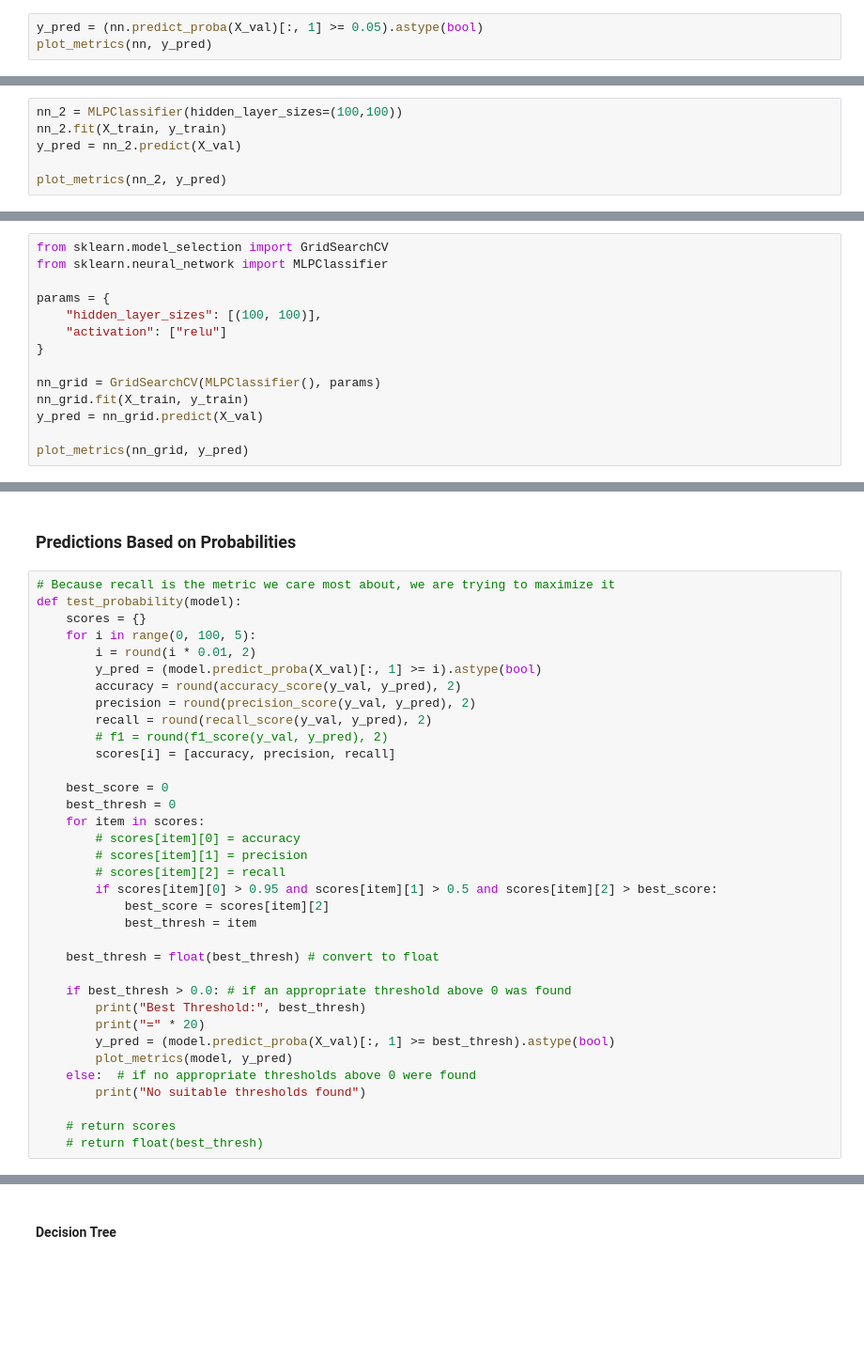
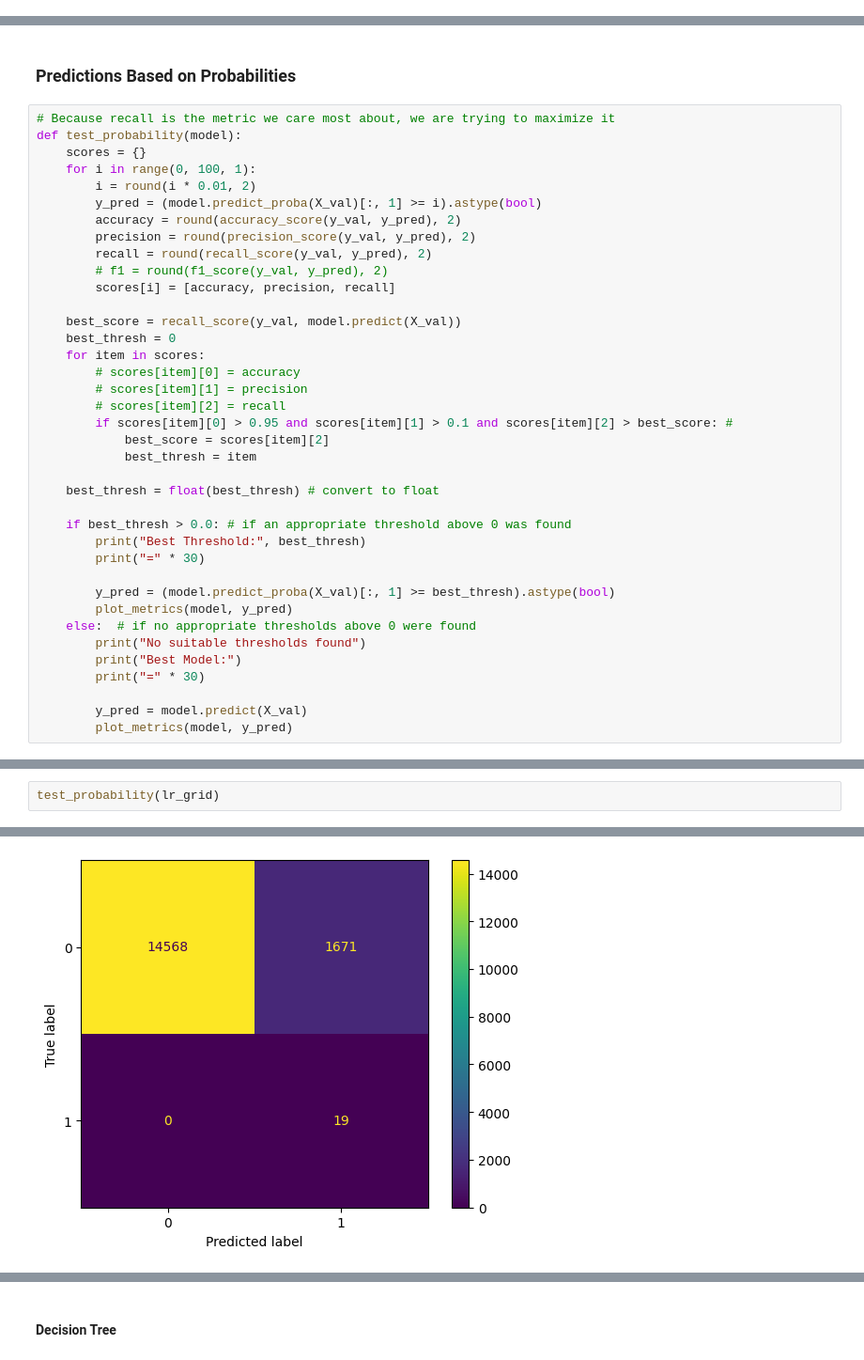
Before and after one commit to noahfrank0001/BankFraudDetection, a Jupyter notebook: analysis.ipynb, the cells around one changed output, grey strips where cells are left out. Shown at 94% size. Drawn from its saved outputs; the diff is of its cells as text; blank space fills up the shorter version.

```diff
--- a/analysis.ipynb
+++ b/analysis.ipynb
@@ -353,4 +354 @@ F1 Score: 0.16149068322981366
 [figure]
-# %%
-y_pred = (nn.predict_proba(X_val)[:, 1] >= 0.05).astype(bool)
-plot_metrics(nn, y_pred)
@@ -363,6 +354,0 @@ F1 Score: 0.07909604519774012
-# %%
-nn_2 = MLPClassifier(hidden_layer_sizes=(100,100))
-nn_2.fit(X_train, y_train)
-y_pred = nn_2.predict(X_val)
-
-plot_metrics(nn_2, y_pred)
@@ -375,14 +354,0 @@ F1 Score: 0.23076923076923078
-# %%
-from sklearn.model_selection import GridSearchCV
-from sklearn.neural_network import MLPClassifier
-
-params = {
-    "hidden_layer_sizes": [(100, 100)],
-    "activation": ["relu"]
-}
-
-nn_grid = GridSearchCV(MLPClassifier(), params)
-nn_grid.fit(X_train, y_train)
-y_pred = nn_grid.predict(X_val)
-
-plot_metrics(nn_grid, y_pred)
@@ -400,7 +358,7 @@ nn_grid.best_params_
 # Because recall is the metric we care most about, we are trying to maximize it
 def test_probability(model):
     scores = {}
-    for i in range(0, 100, 5):
+    for i in range(0, 100, 1):
         i = round(i * 0.01, 2)
         y_pred = (model.predict_proba(X_val)[:, 1] >= i).astype(bool)
         accuracy = round(accuracy_score(y_val, y_pred), 2)
@@ -409,13 +367,13 @@ def test_probability(model):
         # f1 = round(f1_score(y_val, y_pred), 2)
         scores[i] = [accuracy, precision, recall]
 
-    best_score = 0
+    best_score = recall_score(y_val, model.predict(X_val))
     best_thresh = 0
     for item in scores:
         # scores[item][0] = accuracy
         # scores[item][1] = precision
         # scores[item][2] = recall
-        if scores[item][0] > 0.95 and scores[item][1] > 0.5 and scores[item][2] > best_score:
+        if scores[item][0] > 0.95 and scores[item][1] > 0.1 and scores[item][2] > best_score: #
             best_score = scores[item][2]
             best_thresh = item
 
@@ -423,11 +381,14 @@ def test_probability(model):
 
     if best_thresh > 0.0: # if an appropriate threshold above 0 was found
         print("Best Threshold:", best_thresh)
-        print("=" * 20)
+        print("=" * 30)
+
         y_pred = (model.predict_proba(X_val)[:, 1] >= best_thresh).astype(bool)
         plot_metrics(model, y_pred)
     else:  # if no appropriate thresholds above 0 were found
         print("No suitable thresholds found")
+        print("Best Model:")
+        print("=" * 30)
 
-    # return scores
-    # return float(best_thresh)
+        y_pred = model.predict(X_val)
+        plot_metrics(model, y_pred)
@@ -439,0 +414,3 @@ No suitable thresholds found
+# %%
+test_probability(lr_grid)
+# %% [output]
@@ -439,0 +424 @@ No suitable thresholds found
+[figure, added]
```
Also changed, not shown: parts of 39 cells of this notebook.
